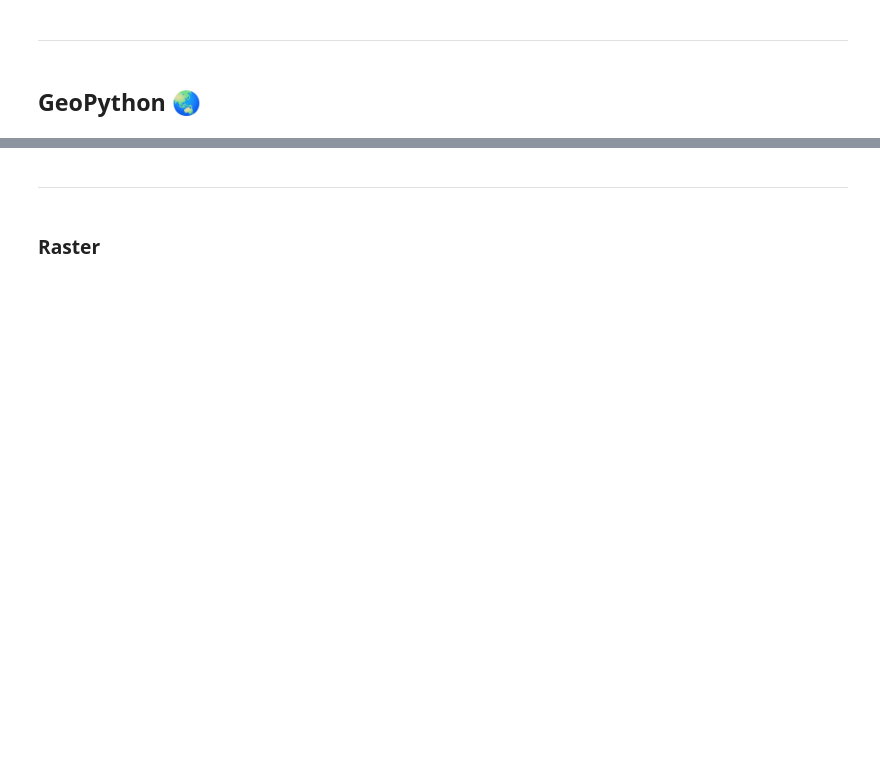
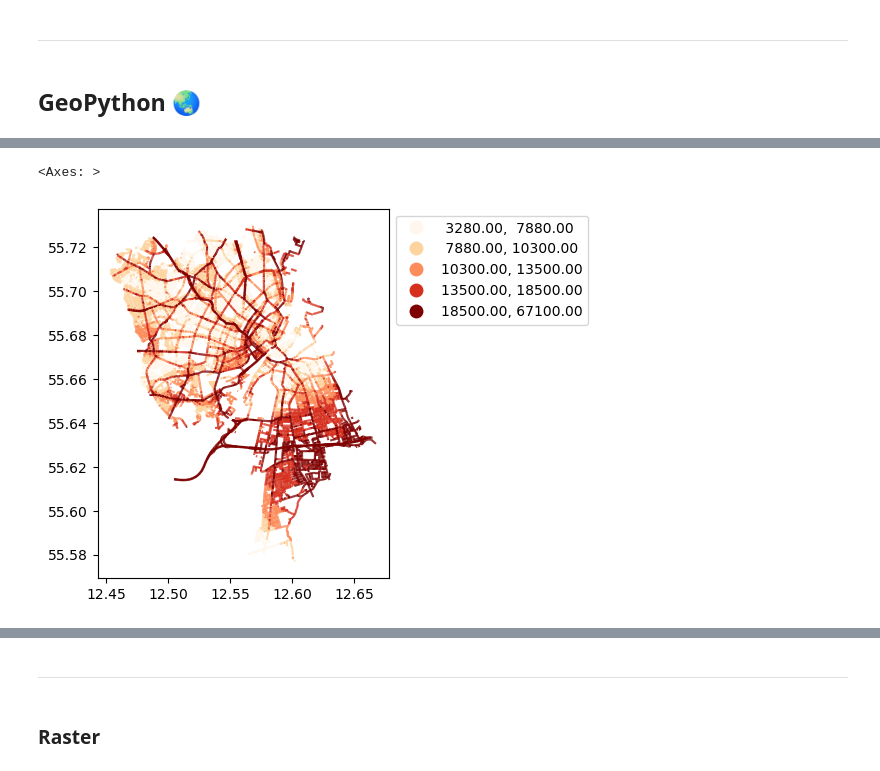
Before and after one commit to anerv/python_kortdage, a Jupyter notebook: kortdage2025.ipynb, the cells around one changed output, grey strips where cells are left out. Saved outputs shown, nothing was run; the diff lists cells and outputs as text; code cells hidden in the pictures; blank space fills up the shorter version.

```diff
--- a/kortdage2025.ipynb
+++ b/kortdage2025.ipynb
@@ -318,0 +424,16 @@ import geopandas as gpd  # her importerer vi et ekstra bibliotek som hedder geop
+# %%
+# det er meget hurtigt at lave et kort!
+gdf_luft.plot(
+    column="Mixed_UFP",  # hvilken kolonne skal kortlægges?
+    cmap="OrRd",  # farveskala
+    legend=True,  # indsæt legend
+    scheme="quantiles",  # klassificeringsmetode for værdier
+    k=5,  # antal klasser
+    legend_kwds={
+        "loc": "upper left",
+        "bbox_to_anchor": (1, 1),
+    },  # Styrer placering af legend
+)
+# %% [output]
+<Axes: >
+[figure, added]
```
Also changed, not shown: parts of 38 cells of this notebook.
